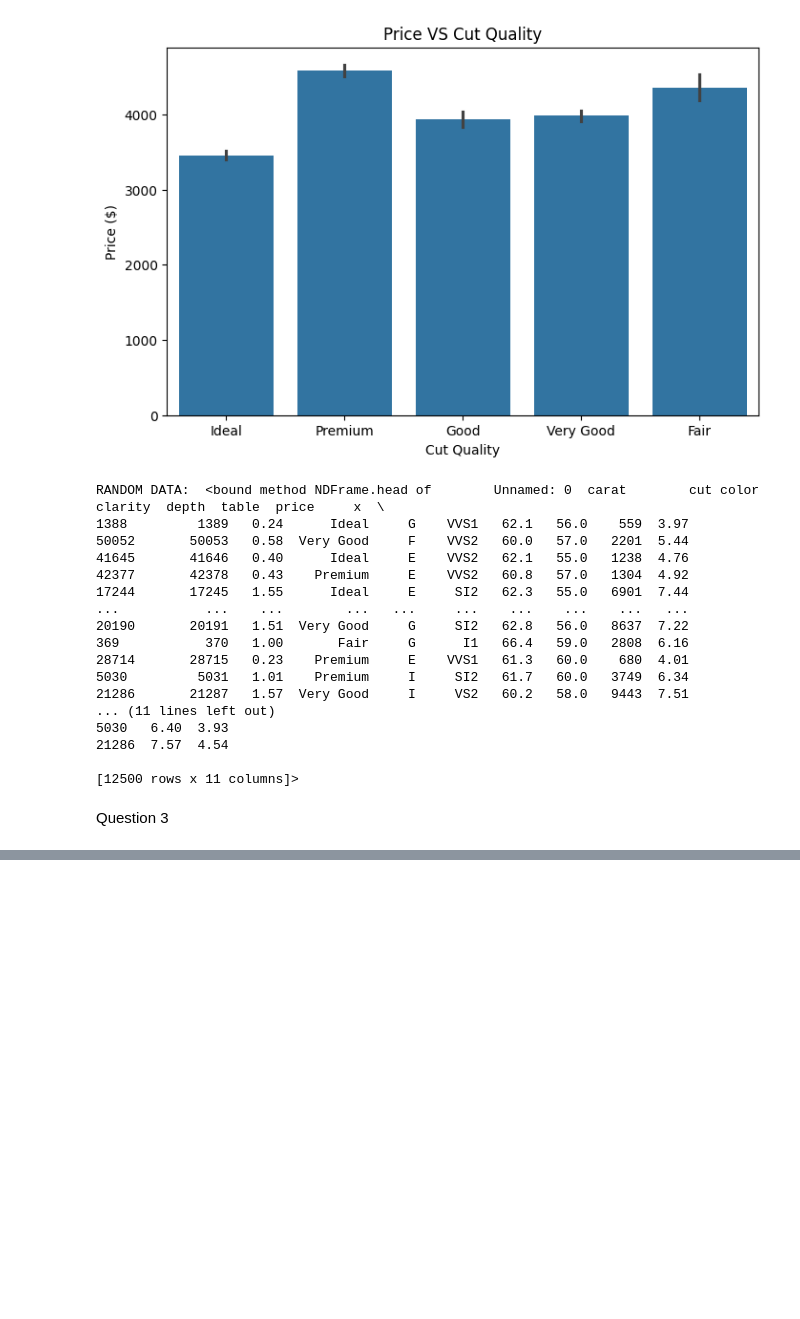
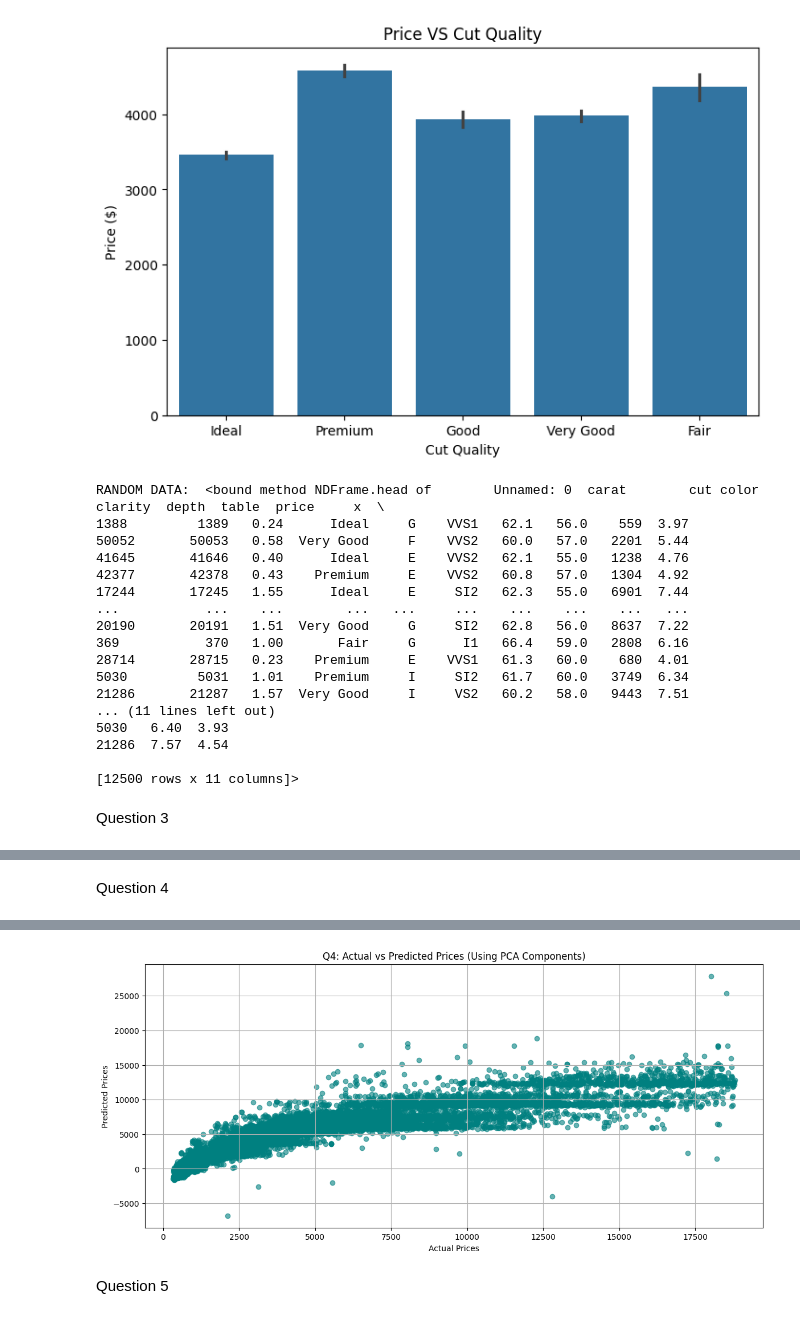
Before and after one commit to 147203/AI-LAB-7, a Jupyter notebook: Diamonds.ipynb, the cells around one changed output, grey strips where cells are left out. Saved outputs shown, nothing was run; the diff lists cells and outputs as text; code cells hidden in the pictures; blank space fills up the shorter version.

```diff
--- a/Diamonds.ipynb
+++ b/Diamonds.ipynb
@@ -134,0 +146,69 @@ Variance score: 0.8859696585090785
+# %% [markdown]
+Question 4
+# %%
+from sklearn.preprocessing import StandardScaler, LabelEncoder
+from sklearn.decomposition import PCA
+#import seaborn as sns
+#import matplotlib.pyplot as plt
+
+#Finding continuous variables
+continuous_var = df.select_dtypes(include=[np.number]).drop(['price'], axis=1, errors='ignore')
+
+#Finding correlation with price
+price_cor=continuous_var.corrwith(df['price'])
+print("\nCorrelation of continuous variables with price")
+print(price_cor)
+
+#Keeping only correlated features
+strong_features = price_cor[abs(price_cor) > 0.5].index.tolist()
+print("\nStrongly correlated features with price:", strong_features)
+
+#Standardize features
+scaler = StandardScaler()
+X_scaled = scaler.fit_transform(df[strong_features])
+
+#PCA application
+pca = PCA(n_components=2)
+X_pca = pca.fit_transform(X_scaled)
+
+#Target variiable definition
+y = df['price'].values
+
+#Checking PCA accuracy
+print("\nExplained variance ratio (per component):", pca.explained_variance_ratio_)
+print("Total variance explained by 2 components:", pca.explained_variance_ratio_.sum())
+
+# Splitting into training and testing
+x_train, x_test, y_train, y_test = train_test_split(X_pca, y, test_size=0.4, random_state=1)
+
+#Training the linear regression algorithm on PCA components
+reg_pca = LinearRegression()
+reg_pca.fit(x_train, y_train)
+
+#Prediction
+y_pred = reg_pca.predict(x_test)
+
+#Finding model accuracy
+mse_pca = mean_squared_error(y_test, y_pred)
+r2_pca = reg_pca.score(x_test, y_test)
+
+
+print("Mean Squared Error (MSE):", mse_pca)
+print("R² Score (Variance Explained):", r2_pca)
+
+#Visualising actual vs predicted results
+plt.figure(figsize=(14,6))
+plt.scatter(y_test, y_pred, alpha=0.6, color='teal')
+plt.xlabel('Actual Prices')
+plt.ylabel('Predicted Prices')
+plt.title('Q4: Actual vs Predicted Prices (Using PCA Components)')
+plt.grid(True)
+plt.show()
+
+# --- Step 11: Visualize results ---
+#plt.scatter(y_test, y_pred, alpha=0.6, color='teal')
+#plt.xlabel('Actual Prices')
+#plt.ylabel('Predicted Prices')
+#plt.title('Actual vs Predicted Prices (Using PCA Features)')
+#plt.show()
+# %% [output]
@@ -134,0 +234,3 @@ Variance score: 0.8859696585090785
+[figure, added]
+# %% [markdown]
+Question 5
```
Also changed, not shown: parts of 6 cells of this notebook.
